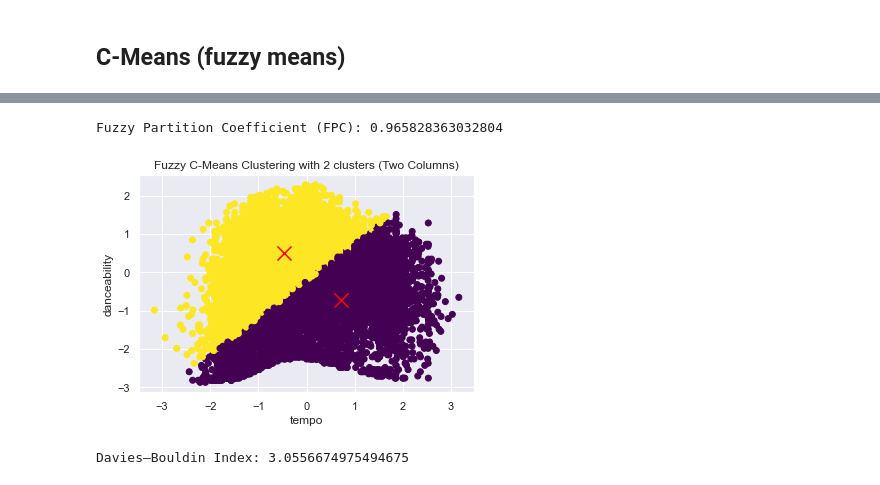
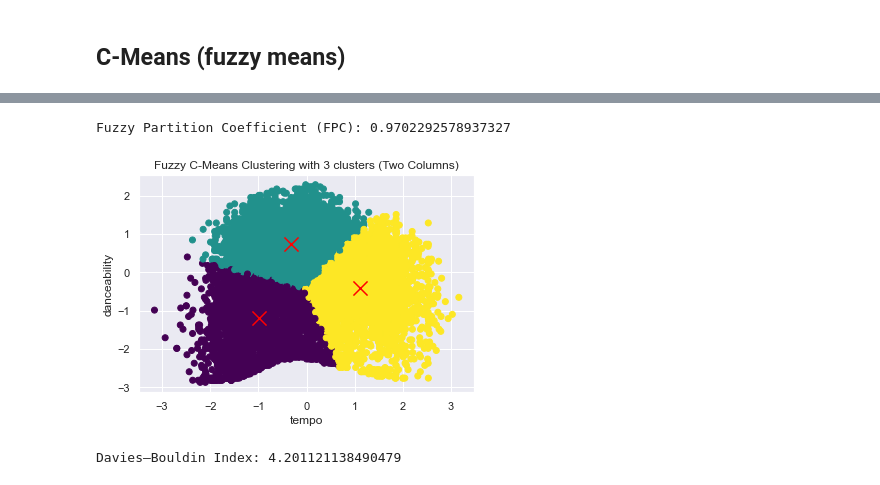
Before and after one commit to Bakko000/Data-Mining, a Jupyter notebook: dataset (missing + split)/prova2clustering.ipynb, the cells around one changed output, grey strips where cells are left out. Saved outputs shown, nothing was run; the diff lists cells and outputs as text; code cells hidden in the pictures.

```diff
--- a/dataset (missing + split)/prova2clustering.ipynb
+++ b/dataset (missing + split)/prova2clustering.ipynb
@@ -147,14 +247,14 @@ import skfuzzy as fuzz
 # df = pd.read_csv('your_data.csv')
 
 # Extract the data from the two columns of interest
-data = df[["tempo", "valence"]].values
+dat = df[["tempo", "valence"]].values
 
 # Standardize (z-score normalize) the data
 scaler = StandardScaler()
-data_scaled = scaler.fit_transform(data)
+data_scale = scaler.fit_transform(dat)
 
 # Number of clusters
-c = 2
+c = 3
 
 # Fuzziness coefficient (typically between 1.1 and 2.0)
 m = 1.1
@@ -166,7 +266,7 @@ max_iters = 100
 tolerance = 1e-3
 
 cntr, u, u0, d, jm, p, fpc = fuzz.cluster.cmeans(
-    data_scaled.T, c, m, error=tolerance, maxiter=max_iters, init=None
+    data_scale.T, c, m, error=tolerance, maxiter=max_iters, init=None
 )
 
 # Get the cluster membership degrees
@@ -174,7 +274,7 @@ cluster_membership = np.argmax(u, axis=0)
 
 
 # Visualize the data and cluster centers
-plt.scatter(data_scaled[:, 0], data_scaled[:, 1], c=cluster_membership, cmap='viridis')
+plt.scatter(data_scale[:, 0], data_scale[:, 1], c=cluster_membership, cmap='viridis')
 plt.scatter(cntr[:, 0], cntr[:, 1], c='red', marker='x', s=200)
 plt.title(f'Fuzzy C-Means Clustering with {c} clusters (Standardized Data)')
 plt.xlabel("tempo")
@@ -229,7 +326,7 @@ scaler = StandardScaler()
 data = scaler.fit_transform(data)
 
 # Number of clusters
-c = 2
+c = 3
 
 # Fuzziness coefficient (typically between 1.1 and 2.0)
 m = 1.1
@@ -252,36 +349,36 @@ cluster_membership = np.argmax(u, axis=0)
 plt.scatter(data[:, 0], data[:, 1], c=cluster_membership, cmap='viridis')
 plt.scatter(cntr[:, 0], cntr[:, 1], c='red', marker='x', s=200)
 plt.xlabel("tempo")
 plt.ylabel("danceability")
 plt.title(f'Fuzzy C-Means Clustering with {c} clusters (Two Columns)')
 print(f"Fuzzy Partition Coefficient (FPC): {fpc}")
 plt.show()
 
 # Calculate pairwise distances between cluster centers
 center_distances = pairwise_distances(cntr)
 
 # Initialize Davies–Bouldin index
 db_index = 0.0
 
 # Iterate through each cluster
 for i in range(c):
     # Calculate average distance within the cluster
     avg_distance_within_cluster = np.mean([center_distances[i, j] for j in range(c) if j != i])
 
     # Find the cluster with the maximum similarity (maximum value of (std_i + std_j) / distance_ij)
     max_similarity = max([(np.std(u[i]) + np.std(u[j])) / center_distances[i, j] for j in range(c) if j != i])
 
     # Update Davies–Bouldin index
     db_index += avg_distance_within_cluster / max_similarity
 
 # Calculate the final Davies–Bouldin index
 db_index /= c
 
 print(f"Davies–Bouldin Index: {db_index}")
 # %% [output]
-Fuzzy Partition Coefficient (FPC): 0.965828363032804
+Fuzzy Partition Coefficient (FPC): 0.9702292578937327
-[figure, old version]
+[figure, new version]
-Davies–Bouldin Index: 3.0556674975494675
+Davies–Bouldin Index: 4.201121138490479
 # %%
 # Load your data into a DataFrame or use your existing DataFrame
 # For example:
```
Also changed, not shown: parts of 19 cells of this notebook, 1 other file.
